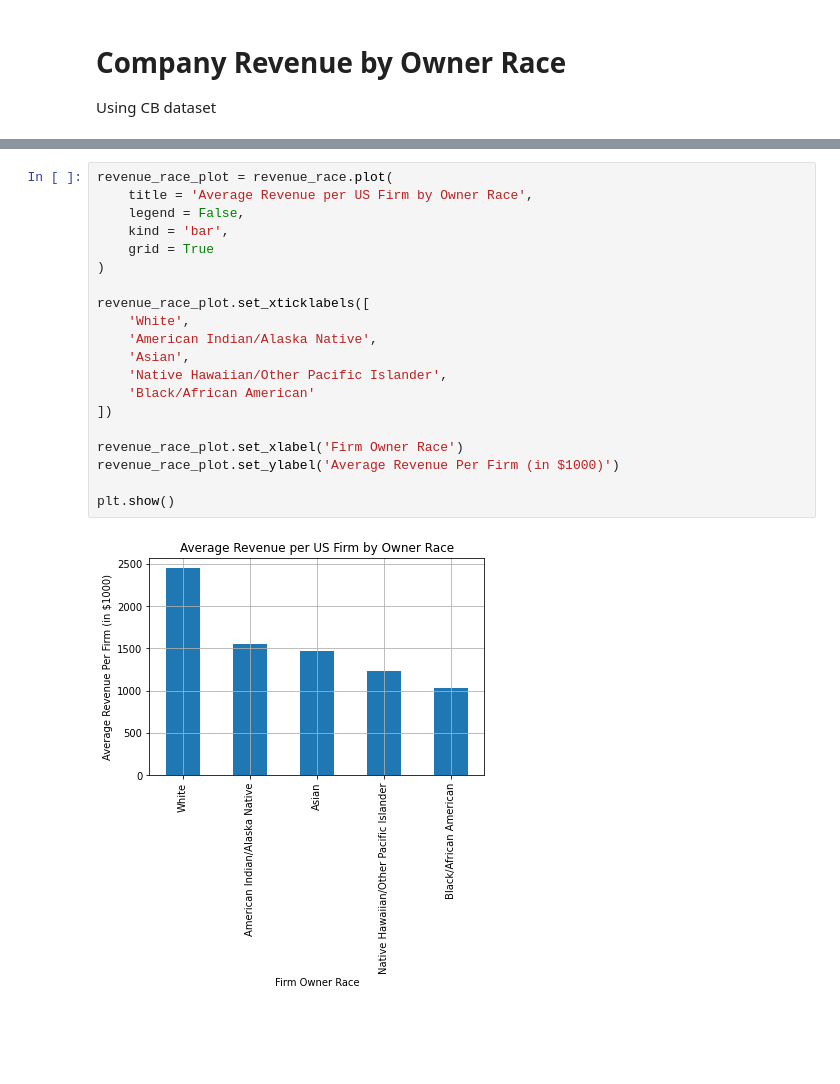
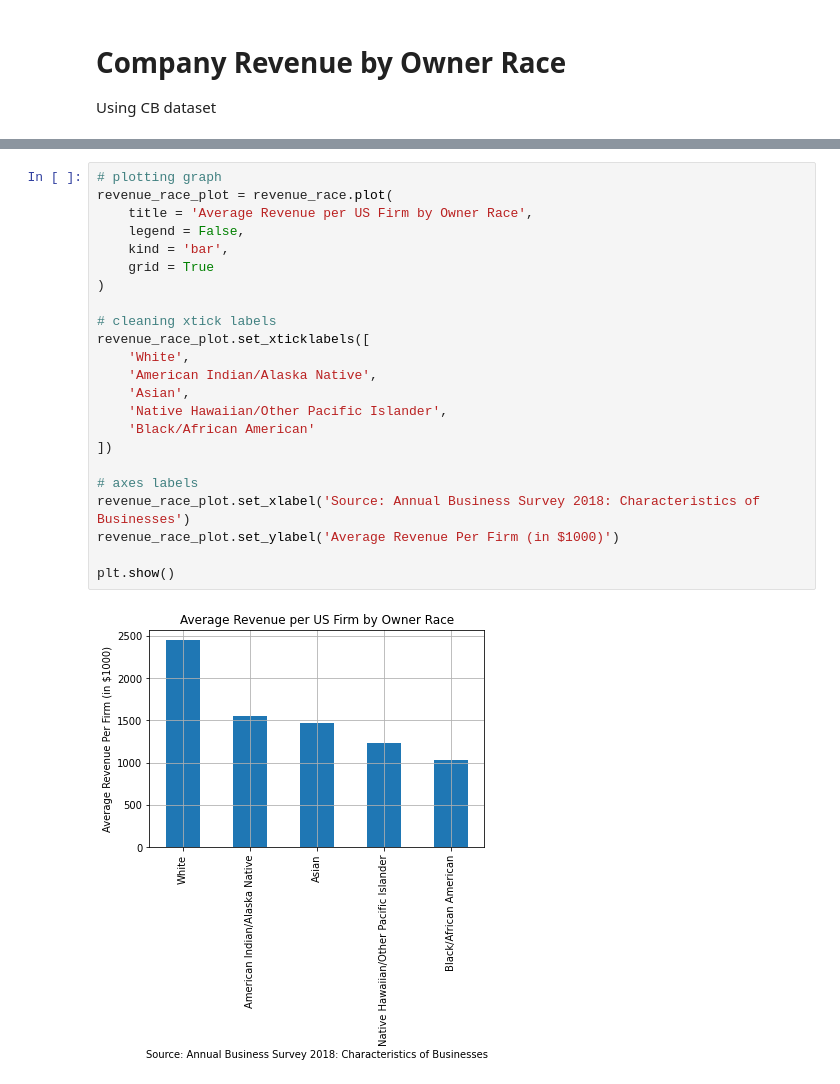
Before and after one commit to c-rod51/census-annual-business-survey, a Jupyter notebook: group assessment/notebook.ipynb, the cells around one changed output, grey strips where cells are left out. Cells and saved outputs as stored; diff of their text form; blank space fills up the shorter version.

```diff
--- a/group assessment/notebook.ipynb
+++ b/group assessment/notebook.ipynb
@@ -456,24 +464,27 @@ revenue_race
 | 214184 | Native Hawaiian and Other Pacific... | 1230.642471 |
 | 214095 | Black or African American | 1031.021701 |
 # %%
+# plotting graph
 revenue_race_plot = revenue_race.plot(
     title = 'Average Revenue per US Firm by Owner Race',
     legend = False,
     kind = 'bar',
     grid = True
 )
 
+# cleaning xtick labels
 revenue_race_plot.set_xticklabels([
     'White',
     'American Indian/Alaska Native',
     'Asian',
     'Native Hawaiian/Other Pacific Islander',
     'Black/African American'
 ])
 
-revenue_race_plot.set_xlabel('Firm Owner Race')
+# axes labels
+revenue_race_plot.set_xlabel('Source: Annual Business Survey 2018: Characteristics of Businesses')
 revenue_race_plot.set_ylabel('Average Revenue Per Firm (in $1000)')
 
 plt.show()
 # %% [output]
-[figure, old version]
+[figure, new version]
```
Also changed, not shown: parts of 6 cells of this notebook, 3 other files.
